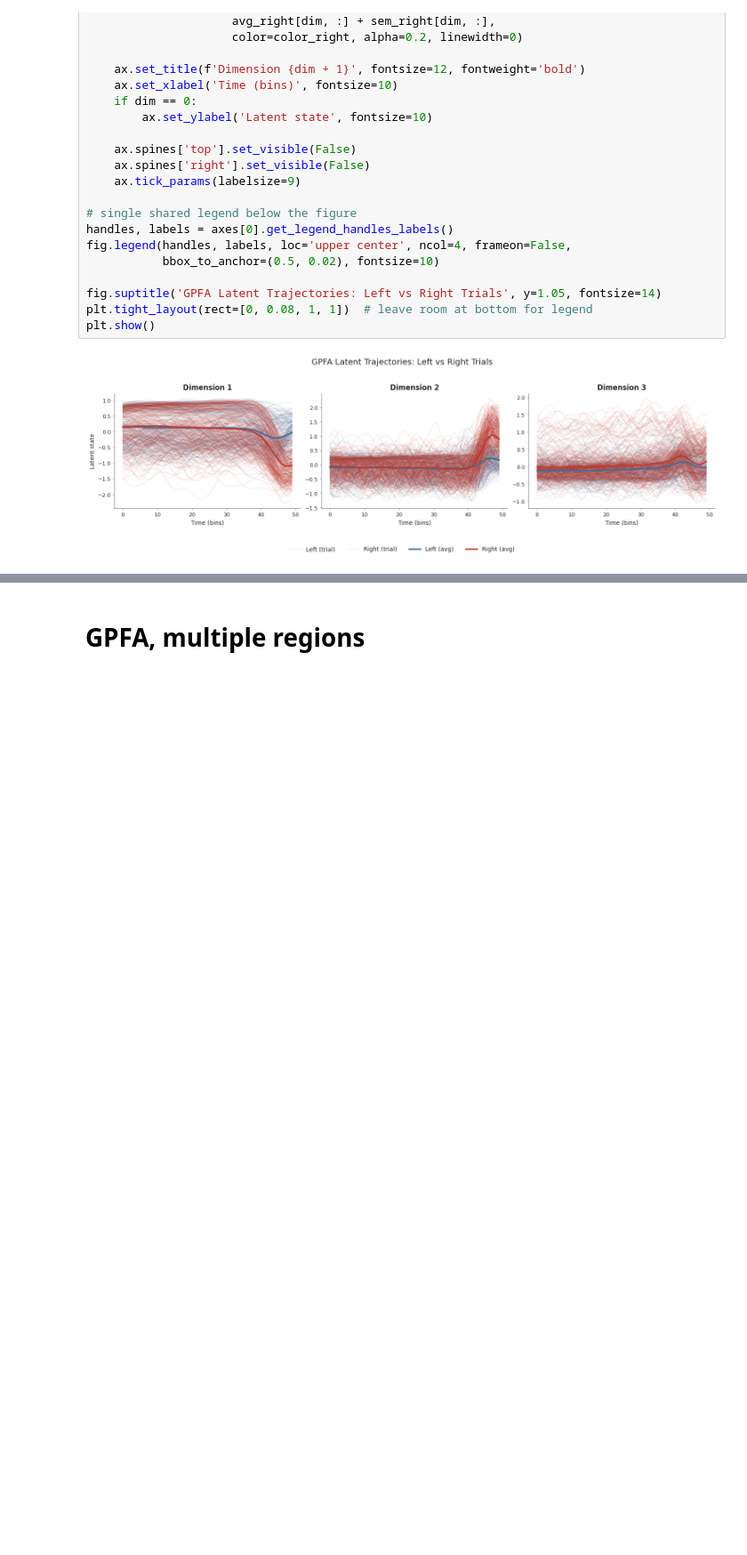
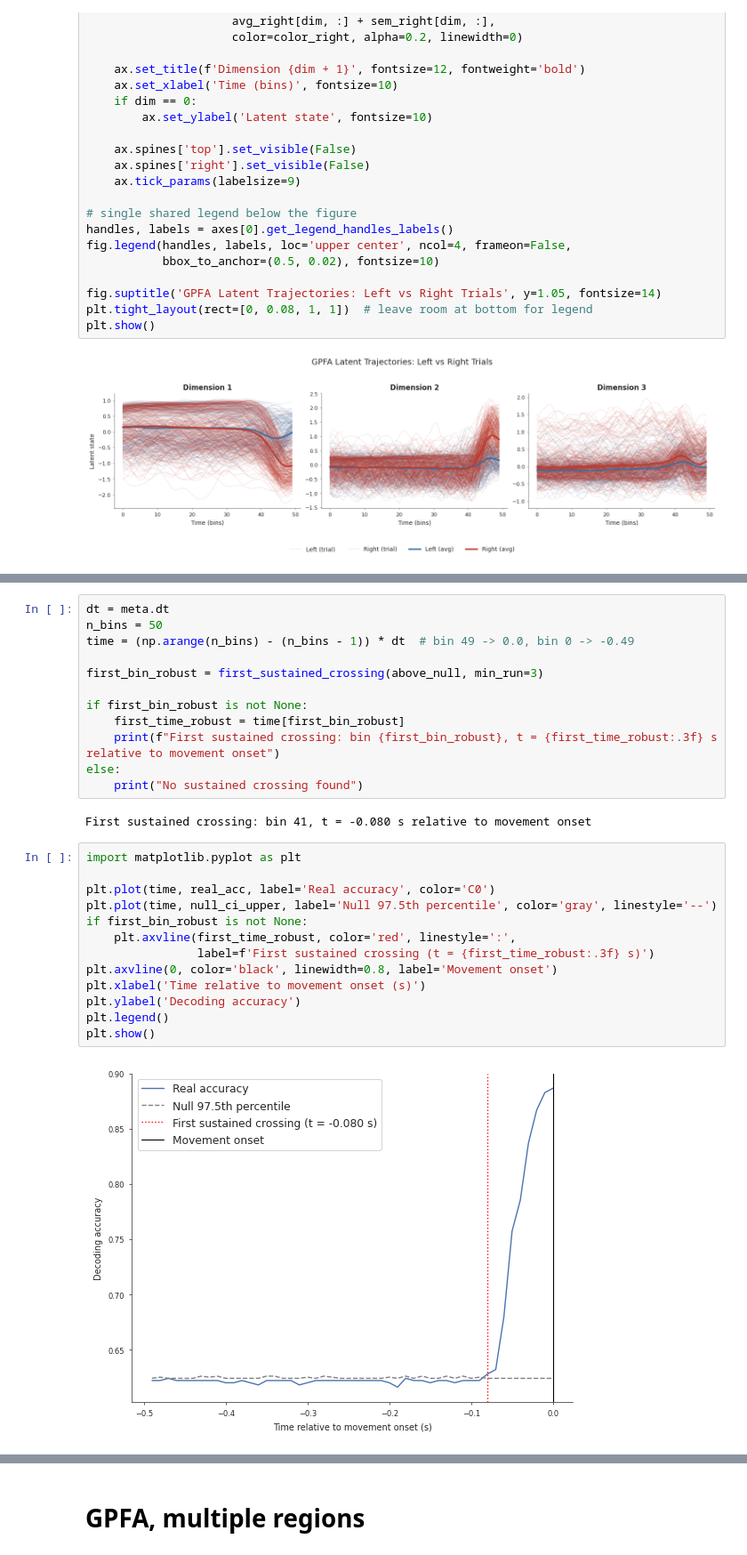
Before and after one commit to dyljcarter/neuromatch-comp-neuro, a Jupyter notebook: projects/IBL_GPFA_clean.ipynb, the cells around one changed output, grey strips where cells are left out. Shown at 89% size. Drawn from its saved outputs; the diff is of its cells as text; blank space fills up the shorter version.

```diff
--- a/projects/IBL_GPFA_clean.ipynb
+++ b/projects/IBL_GPFA_clean.ipynb
@@ -624,0 +659,29 @@ plt.show()
+# %%
+dt = meta.dt
+n_bins = 50
+time = (np.arange(n_bins) - (n_bins - 1)) * dt  # bin 49 -> 0.0, bin 0 -> -0.49
+
+first_bin_robust = first_sustained_crossing(above_null, min_run=3)
+
+if first_bin_robust is not None:
+    first_time_robust = time[first_bin_robust]
+    print(f"First sustained crossing: bin {first_bin_robust}, t = {first_time_robust:.3f} s relative to movement onset")
+else:
+    print("No sustained crossing found")
+# %% [output]
+First sustained crossing: bin 41, t = -0.080 s relative to movement onset
+# %%
+import matplotlib.pyplot as plt
+
+plt.plot(time, real_acc, label='Real accuracy', color='C0')
+plt.plot(time, null_ci_upper, label='Null 97.5th percentile', color='gray', linestyle='--')
+if first_bin_robust is not None:
+    plt.axvline(first_time_robust, color='red', linestyle=':',
+                label=f'First sustained crossing (t = {first_time_robust:.3f} s)')
+plt.axvline(0, color='black', linewidth=0.8, label='Movement onset')
+plt.xlabel('Time relative to movement onset (s)')
+plt.ylabel('Decoding accuracy')
+plt.legend()
+plt.show()
+# %% [output]
+[figure, added]
```
Also changed, not shown: parts of 10 cells of this notebook.
